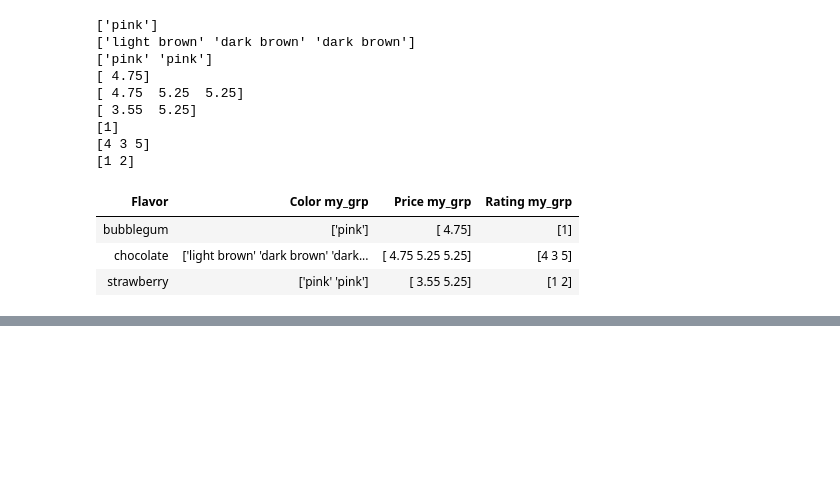
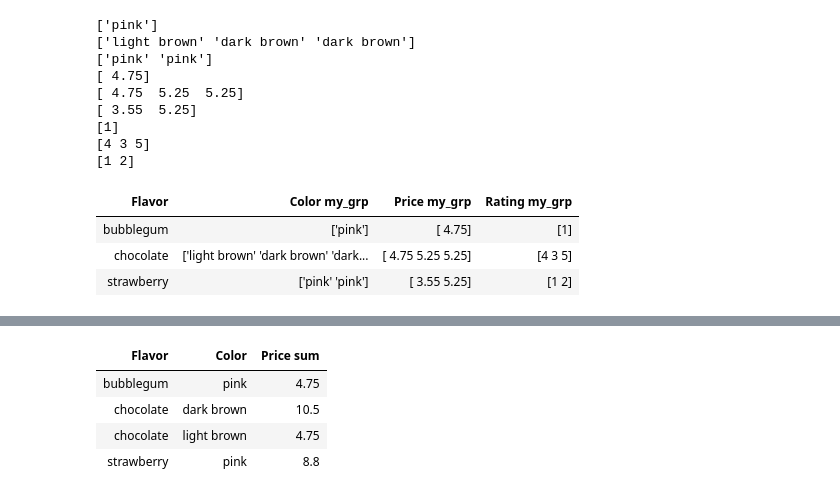
Before and after one commit to YeHuodeShenMing/DS-8, a Jupyter notebook: lec/lec10.ipynb, the cells around one changed output, grey strips where cells are left out. Drawn from its saved outputs; the diff is of its cells as text; code cells hidden in the pictures; blank space fills up the shorter version.

```diff
--- a/lec/lec10.ipynb
+++ b/lec/lec10.ipynb
@@ -625,0 +642,8 @@ cones.group("Flavor", my_grp)
+# %%
+more_cones.group(['Flavor', 'Color'], sum)
+# %% [output]
+| Flavor | Color | Price sum |
+| bubblegum | pink | 4.75 |
+| chocolate | dark brown | 10.5 |
+| chocolate | light brown | 4.75 |
+| strawberry | pink | 8.8 |
```
Also changed, not shown: parts of 6 cells of this notebook, 1 other file.
